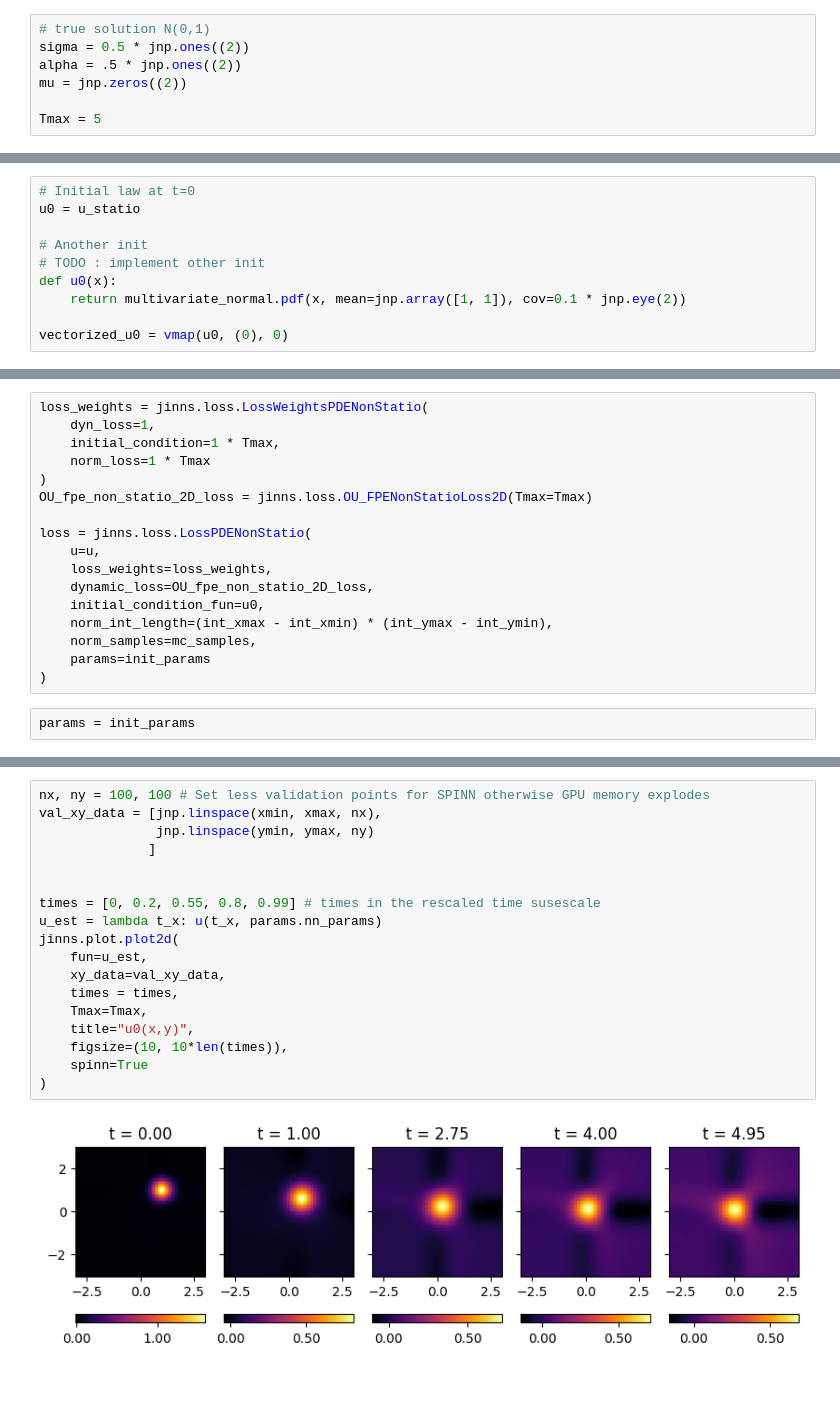
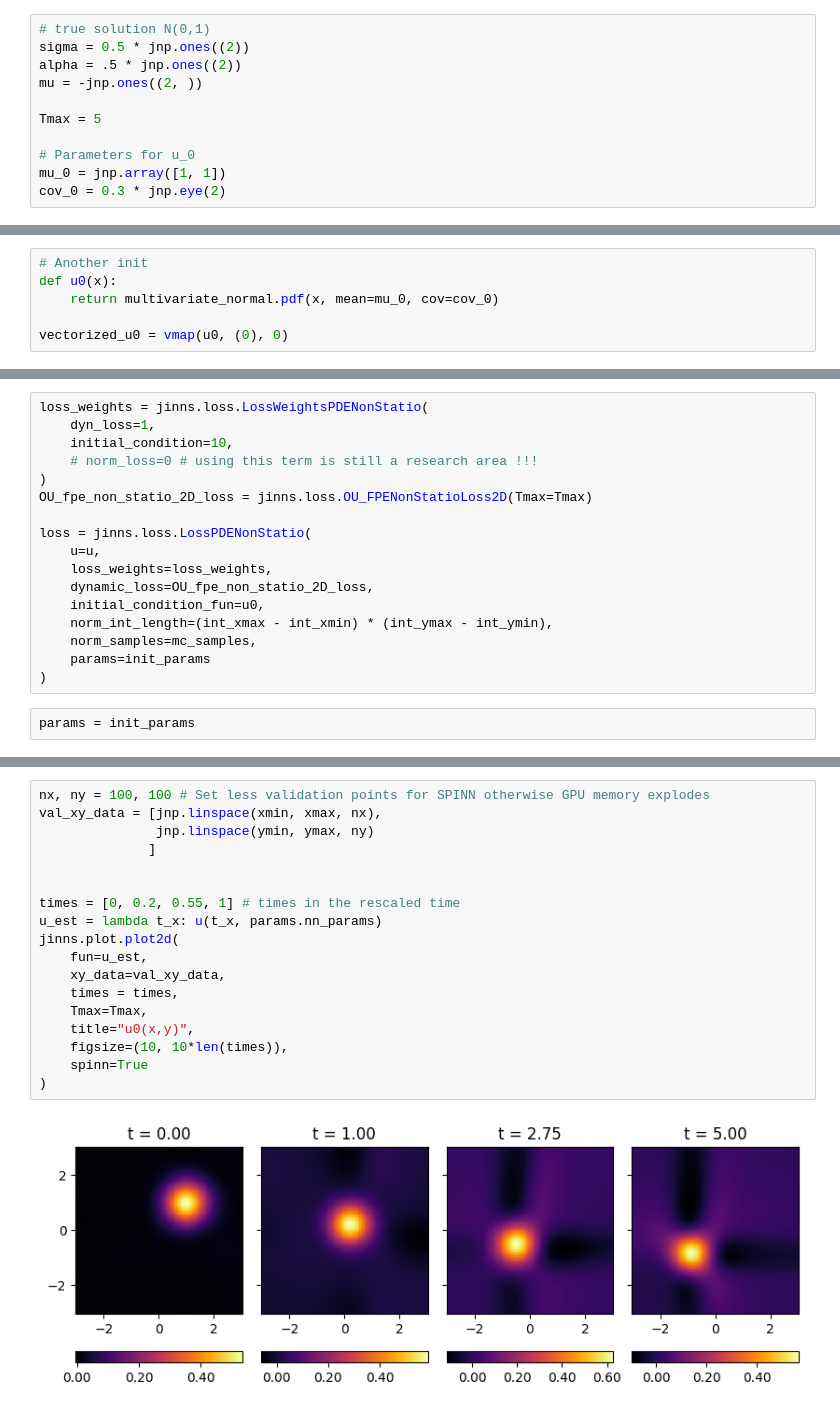
Before and after one commit to mia-jinns/jinns, a Jupyter notebook: Notebooks/PDE/2D_non_stationary_OU.ipynb, the cells around one changed output, grey strips where cells are left out. Saved outputs shown, nothing was run; the diff lists cells and outputs as text; blank space fills up the shorter version.

```diff
--- a/Notebooks/PDE/2D_non_stationary_OU.ipynb
+++ b/Notebooks/PDE/2D_non_stationary_OU.ipynb
@@ -114,6 +101,10 @@ train_data = jinns.data.CubicMeshPDENonStatio(
 # true solution N(0,1)
 sigma = 0.5 * jnp.ones((2))
 alpha = .5 * jnp.ones((2))
-mu = jnp.zeros((2))
+mu = -jnp.ones((2, ))
 
 Tmax = 5
+
+# Parameters for u_0
+mu_0 = jnp.array([1, 1])
+cov_0 = 0.3 * jnp.eye(2)
@@ -140,11 +164,7 @@ init_params = jinns.parameters.Params(
 # %%
-# Initial law at t=0
-u0 = u_statio
-
 # Another init
-# TODO : implement other init
 def u0(x):
-    return multivariate_normal.pdf(x, mean=jnp.array([1, 1]), cov=0.1 * jnp.eye(2))
+    return multivariate_normal.pdf(x, mean=mu_0, cov=cov_0)
 
 vectorized_u0 = vmap(u0, (0), 0)
 # %%
@@ -383,8 +382,8 @@ mc_samples = jnp.concatenate(
 # %%
 loss_weights = jinns.loss.LossWeightsPDENonStatio(
     dyn_loss=1,
-    initial_condition=1 * Tmax,
-    norm_loss=1 * Tmax
+    initial_condition=10,
+    # norm_loss=0 # using this term is still a research area !!!
 )
 OU_fpe_non_statio_2D_loss = jinns.loss.OU_FPENonStatioLoss2D(Tmax=Tmax)
 
@@ -440,20 +439,20 @@ plt.show();
 # %%
 nx, ny = 100, 100 # Set less validation points for SPINN otherwise GPU memory explodes
 val_xy_data = [jnp.linspace(xmin, xmax, nx),
                jnp.linspace(ymin, ymax, ny)
               ]
 
 
-times = [0, 0.2, 0.55, 0.8, 0.99] # times in the rescaled time susescale
+times = [0, 0.2, 0.55, 1] # times in the rescaled time
 u_est = lambda t_x: u(t_x, params.nn_params)
 jinns.plot.plot2d(
     fun=u_est,
     xy_data=val_xy_data,
     times = times,
     Tmax=Tmax,
     title="u0(x,y)",
     figsize=(10, 10*len(times)),
     spinn=True
 )
 # %% [output]
-[figure, old version]
+[figure, new version]
```
Also changed, not shown: parts of 31 cells of this notebook.
